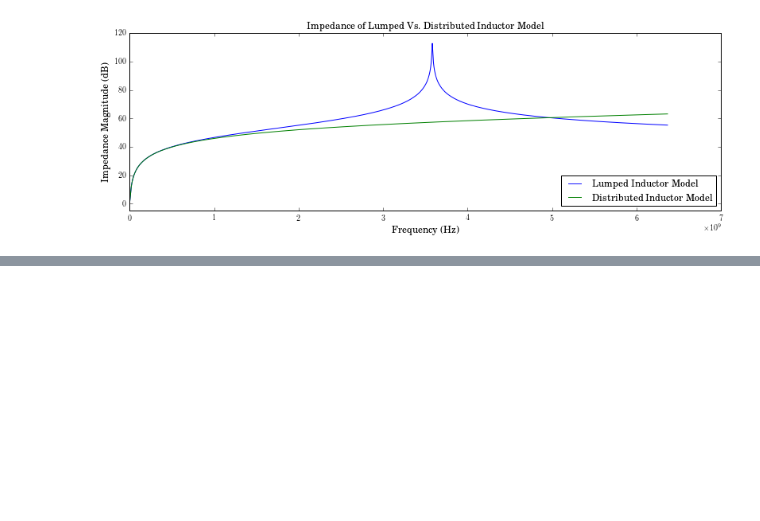
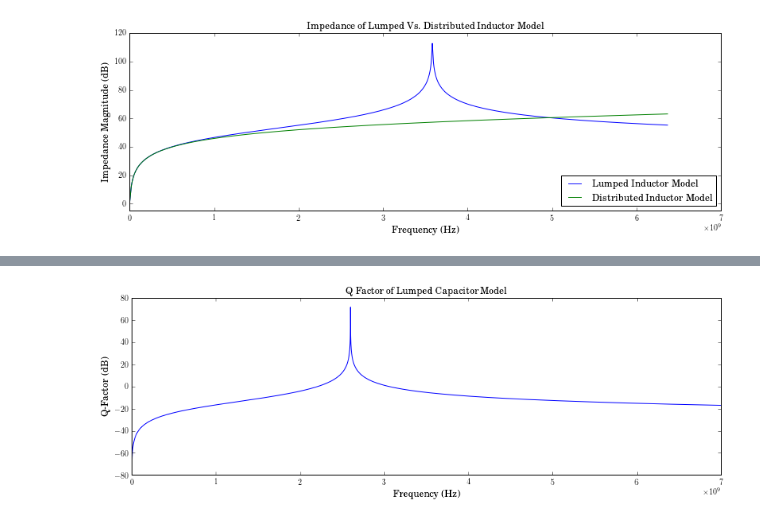
Before and after one commit to vighneshiyer/ee142, a Jupyter notebook: Labs/lab1/prelab/prelab_plotting.ipynb, the cells around one changed output, grey strips where cells are left out. Saved outputs shown, nothing was run; the diff lists cells and outputs as text; code cells hidden in the pictures; blank space fills up the shorter version.

```diff
--- a/Labs/lab1/prelab/prelab_plotting.ipynb
+++ b/Labs/lab1/prelab/prelab_plotting.ipynb
@@ -111,0 +155,11 @@ plt.show()
+# %%
+width, height = plt.figaspect(0.3)
+fig = plt.figure(figsize=(width,height))
+plt.plot(cap_freq, complex_to_db(1 / np.abs([x.imag for x in nonideal_cap_impedance]) / 0.25))
+plt.xlabel('Frequency (Hz)')
+plt.ylabel('Q-Factor (dB)')
+plt.title('Q Factor of Lumped Capacitor Model')
+plt.savefig('images/capacitor_q.png', bbox_inches='tight', dpi=300)
+plt.show()
+# %% [output]
+[figure, added]
```
Also changed, not shown: parts of 2 cells of this notebook, 6 other files.
